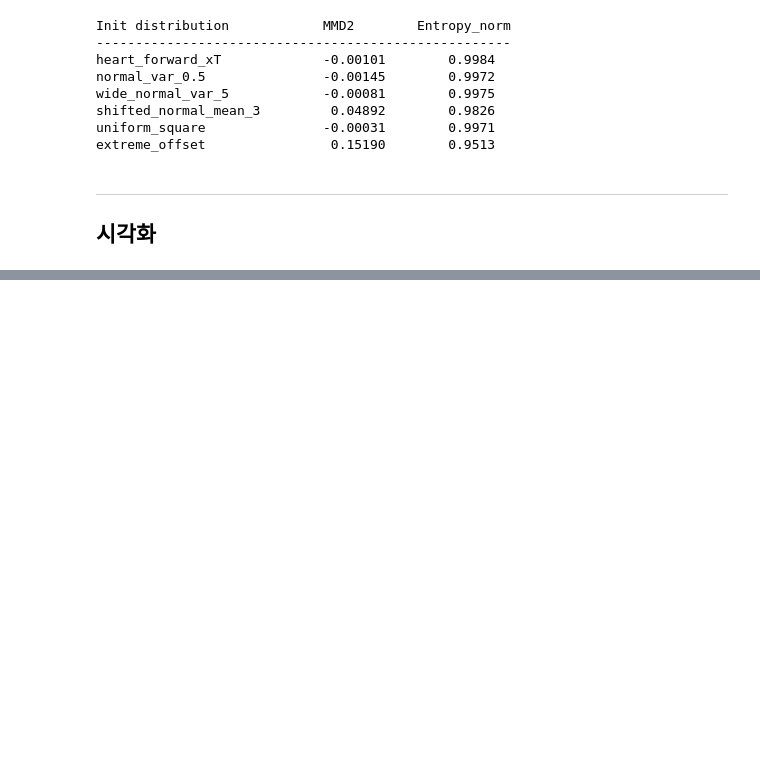
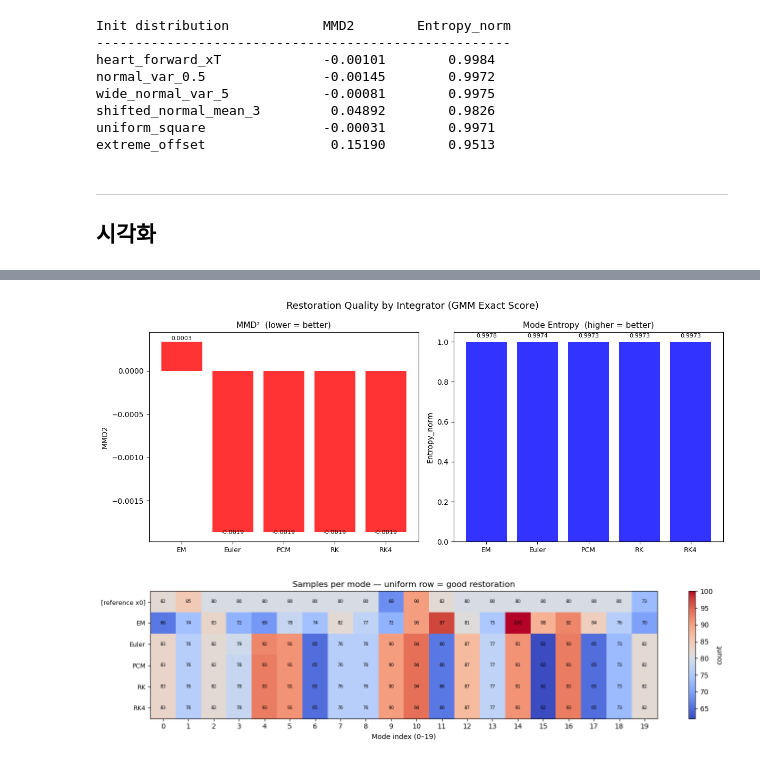
Before and after one commit to k-hyeon02/diffusion, a Jupyter notebook: validation.ipynb, the cells around one changed output, grey strips where cells are left out. Saved outputs shown, nothing was run; the diff lists cells and outputs as text; code cells hidden in the pictures; blank space fills up the shorter version.

Commit message:
평가 metric

```diff
--- a/validation.ipynb
+++ b/validation.ipynb
@@ -310,0 +548,20 @@ plt.show()
+# %%
+ref = heart_x0
+
+case_results = {
+    "EM":     traj_em[0],
+    "Euler":  traj_euler[0],
+    "PCM":    traj_pcm[0],
+    "RK":     traj_rk[0],
+    "RK4":    traj_rk4[0],
+}
+
+hdr = f"{'Integrator':<12} {'MMD2':>10} {'Entropy_norm':>13}"
+print(hdr)
+print("-" * len(hdr))
+metrics = {}
+for name, x_hat in case_results.items():
+    H, counts = mode_entropy(x_hat, heart_means)
+    mmd2 = mmd_squared(x_hat, ref)
+    metrics[name] = {"MMD2": mmd2, "Entropy_norm": H, "_counts": counts}
+    print(f"{name:<12} {mmd2:>10.5f} {H:>13.4f}")
@@ -310,0 +576,50 @@ plt.show()
+# %%
+names  = list(metrics.keys())
+x_pos  = np.arange(len(names))
+labels = names
+
+fig, axes = plt.subplots(1, 2, figsize=(12, 5))
+
+for ax, metric, title, color in zip(
+    axes,
+    ["MMD2", "Entropy_norm"],
+    ["MMD²  (lower = better)", "Mode Entropy  (higher = better)"],
+    ["red", "blue"],
+):
+    vals = [metrics[n][metric] for n in names]
+    bars = ax.bar(x_pos, vals, color=color, alpha=0.8)
+    ax.set_xticks(x_pos)
+    ax.set_xticklabels(labels, fontsize=9)
+    ax.set_title(title, fontsize=11)
+    ax.set_ylabel(metric)
+    for bar, v in zip(bars, vals):
+        ax.text(bar.get_x() + bar.get_width() / 2,
+                bar.get_height() * 1.02,
+                f"{v:.4f}", ha="center", va="bottom", fontsize=8)
+
+fig.suptitle("Restoration Quality by Integrator (GMM Exact Score)", fontsize=13)
+plt.tight_layout()
+plt.show()
+
+# ── 히트맵 ──────────────────────────────────────────────────────────────────
+_, ref_counts = mode_entropy(heart_x0, heart_means)
+rest_matrix = np.stack([metrics[n]["_counts"] for n in names], axis=0)
+
+count_matrix = np.vstack([ref_counts[np.newaxis, :], rest_matrix])  # (6, 20)
+row_labels = ["[reference x0]"] + names
+
+plt.figure(figsize=(14, 3.5))
+im = plt.imshow(count_matrix, aspect="auto", cmap="coolwarm")
+plt.xticks(range(len(heart_means)))
+plt.xlabel("Mode index (0–19)")
+plt.yticks(range(len(row_labels)), row_labels, fontsize=9)
+plt.title("Samples per mode — uniform row = good restoration")
+for i in range(len(row_labels)):
+    for j in range(len(heart_means)):
+        plt.text(j, i, str(count_matrix[i, j]), ha="center", va="center", fontsize=6.5)
+plt.colorbar(im, label="count")
+plt.tight_layout()
+plt.show()
+# %% [output]
+[figure, added]
+[figure, added]
```
Also changed, not shown: parts of 9 cells of this notebook.
